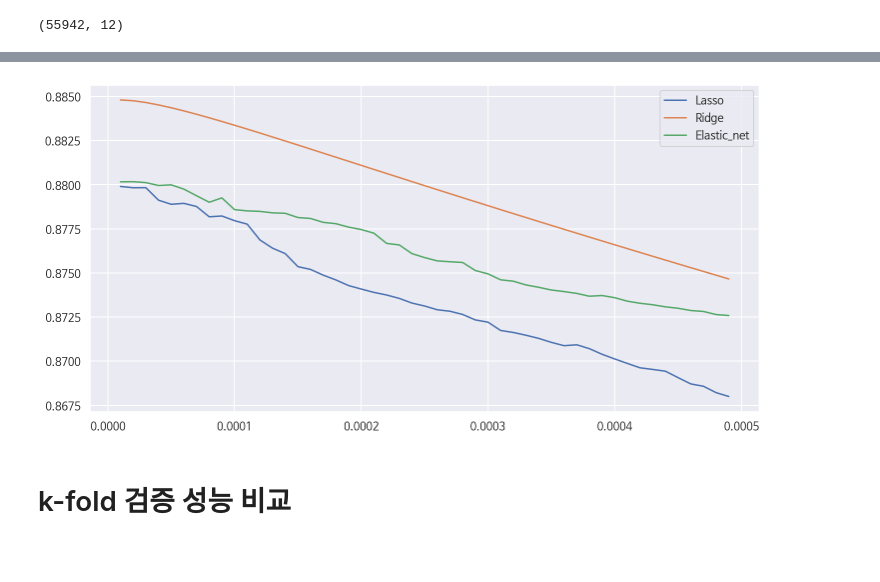
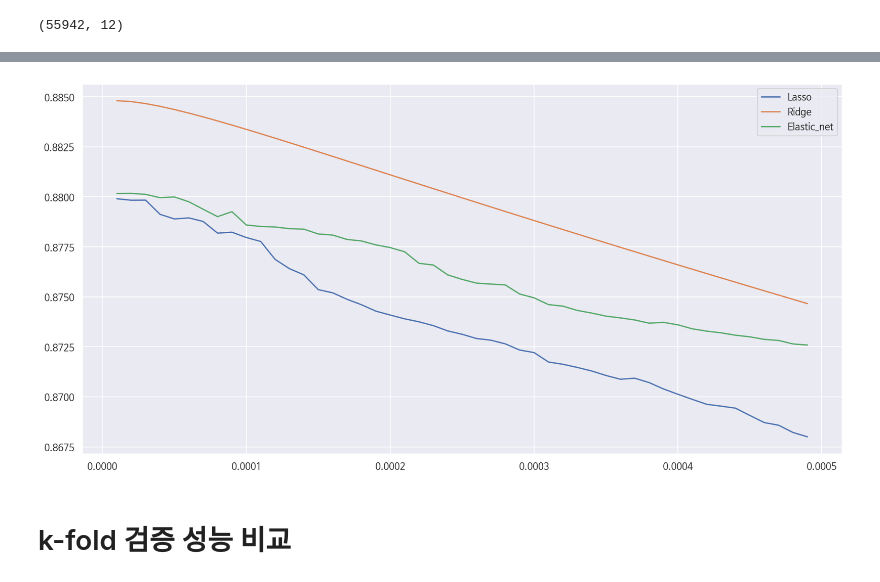
Before and after one commit to HowardHowonYu/Usedcar_regression_project, a Jupyter notebook: howard/used_car_regression_final.ipynb, the cells around one changed output, grey strips where cells are left out. Saved outputs shown, nothing was run; the diff lists cells and outputs as text; code cells hidden in the pictures; blank space fills up the shorter version.

```diff
--- a/howard/used_car_regression_final.ipynb
+++ b/howard/used_car_regression_final.ipynb
@@ -1400,14 +1417,14 @@ lasso_df['Lasso'] = lasso_df['Lasso'].str.extract(r'(0[.][0-9]*)').astype('float
 ridge_df['Ridge'] = ridge_df['Ridge'].str.extract(r'(0[.][0-9]*)').astype('float')
 elastic_net_df['Elastic_net']  = elastic_net_df['Elastic_net'].str.extract(r'(0[.][0-9]*)').astype('float')
 # %%
-plt.figure(figsize=(12,6))
+plt.figure(figsize=(16,8))
 plt.plot('alpha','Lasso',data=lasso_df)
 plt.plot('alpha','Ridge',data=ridge_df)
 plt.plot('alpha','Elastic_net',data=elastic_net_df)
 plt.legend()
 plt.show()
 # %% [output]
-[figure, old version]
+[figure, new version]
 # %%
 model6_formula =  "np.log(price) ~ scale(odometer) + scale(year) +C(manufacturer)+C(cylinders)+C(drive)+C(fuel)+C(state)+C(title_status)+C(transmission)+C(type)+C(paint_color)+scale(odometer):C(cylinders)+scale(odometer):C(type)+scale(year):C(manufacturer) + scale(year):C(type) + scale(odometer):C(fuel) + C(manufacturer):C(cylinders)+C(type):C(drive)+scale(I(year**2))+scale(I(year**3))"
 # %%
```
Also changed, not shown: parts of 26 cells of this notebook, 5 other files.
